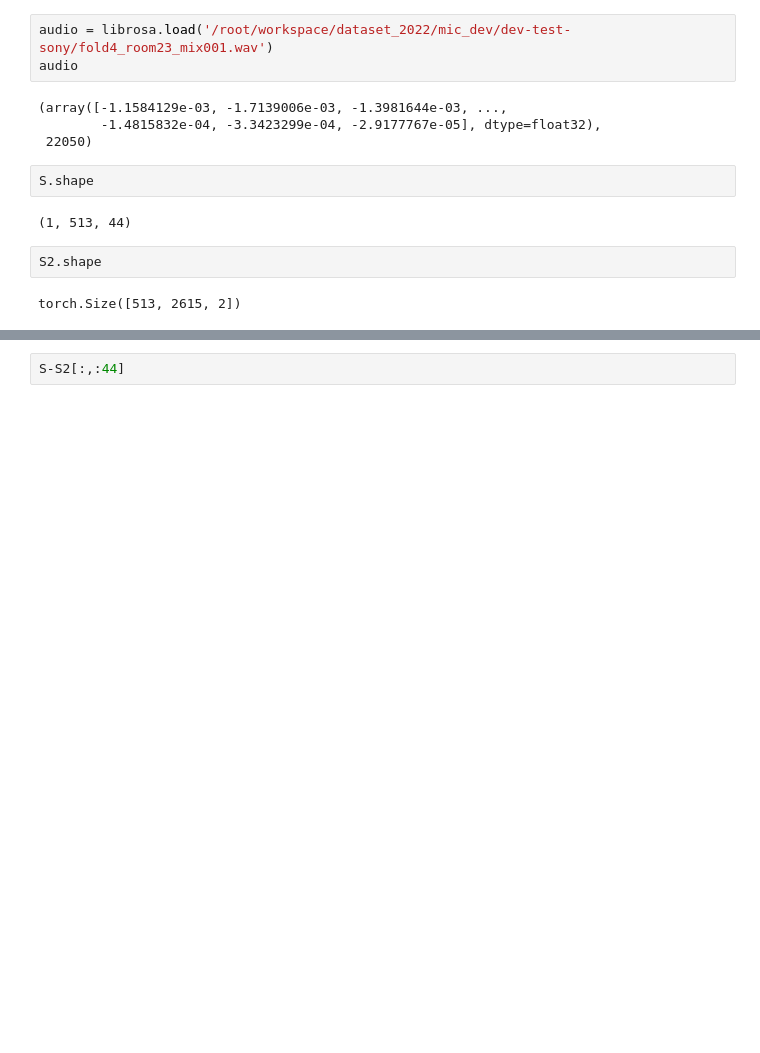
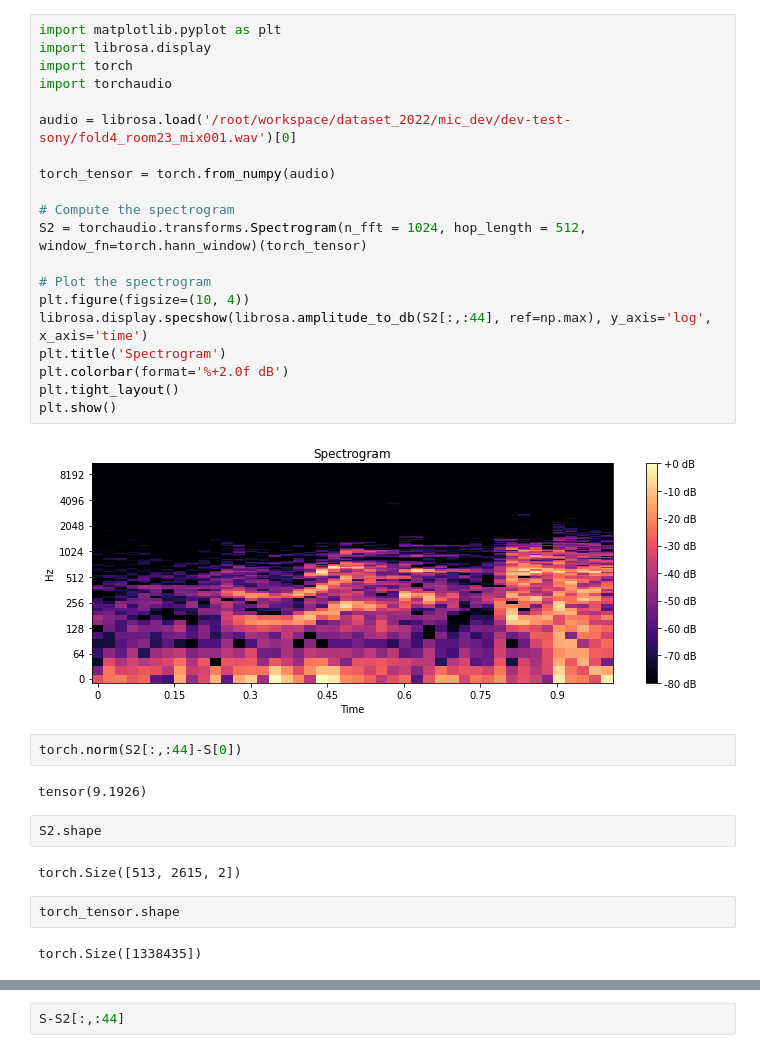
Before and after one commit to Victorletzelter/pytorch-pipeline, a Jupyter notebook: data_preprocessing_gpu/Check-results.ipynb, the cells around one changed output, grey strips where cells are left out. Cells and saved outputs as stored; diff of their text form; blank space fills up the shorter version.

Commit message:
shuffle and window issue set

```diff
--- a/data_preprocessing_gpu/Check-results.ipynb
+++ b/data_preprocessing_gpu/Check-results.ipynb
@@ -44,18 +62,37 @@ plt.show()
-# %%
-audio = librosa.load('/root/workspace/dataset_2022/mic_dev/dev-test-sony/fold4_room23_mix001.wav')
-audio
-# %% [output]
-(array([-1.1584129e-03, -1.7139006e-03, -1.3981644e-03, ...,
-        -1.4815832e-04, -3.3423299e-04, -2.9177767e-05], dtype=float32),
- 22050)
-# %%
-S.shape
-# %% [output]
-(1, 513, 44)
+# %%
+import matplotlib.pyplot as plt
+import librosa.display
+import torch
+import torchaudio
+
+audio = librosa.load('/root/workspace/dataset_2022/mic_dev/dev-test-sony/fold4_room23_mix001.wav')[0]
+
+torch_tensor = torch.from_numpy(audio)
+
+# Compute the spectrogram
+S2 = torchaudio.transforms.Spectrogram(n_fft = 1024, hop_length = 512, window_fn=torch.hann_window)(torch_tensor)
+
+# Plot the spectrogram
+plt.figure(figsize=(10, 4))
+librosa.display.specshow(librosa.amplitude_to_db(S2[:,:44], ref=np.max), y_axis='log', x_axis='time')
+plt.title('Spectrogram')
+plt.colorbar(format='%+2.0f dB')
+plt.tight_layout()
+plt.show()
+# %% [output]
+[figure, added]
+# %%
+torch.norm(S2[:,:44]-S[0])
+# %% [output]
+tensor(9.1926)
 # %%
 S2.shape
 # %% [output]
 torch.Size([513, 2615, 2])
+# %%
+torch_tensor.shape
+# %% [output]
+torch.Size([1338435])
 # %%
 import matplotlib.pyplot as plt
 import librosa.display
```
Also changed, not shown: parts of 7 cells of this notebook, 1 other file.
